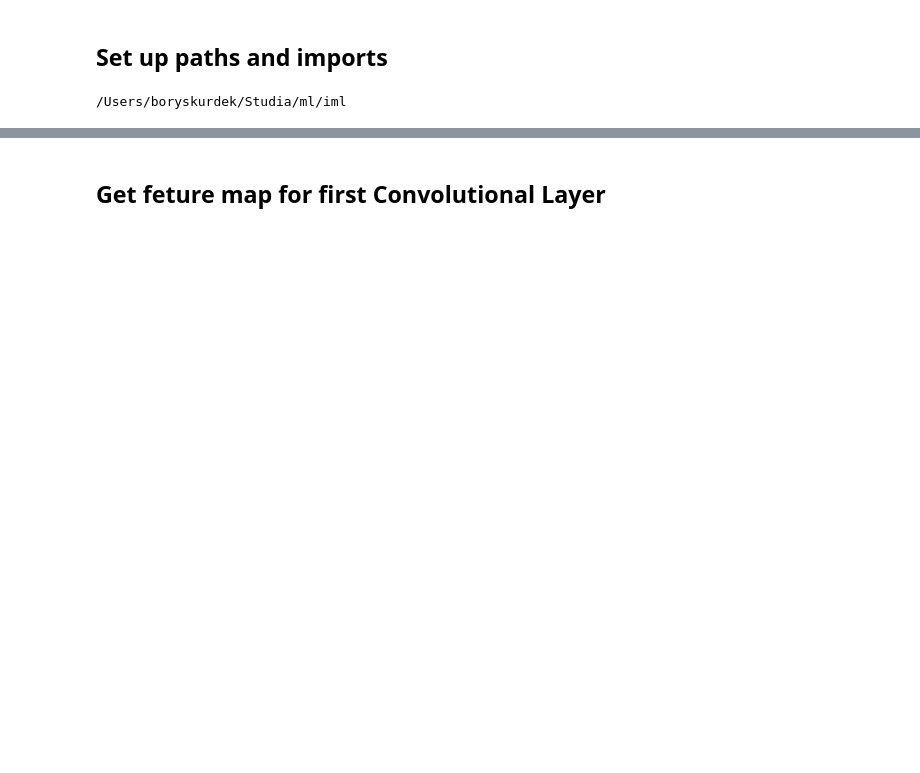
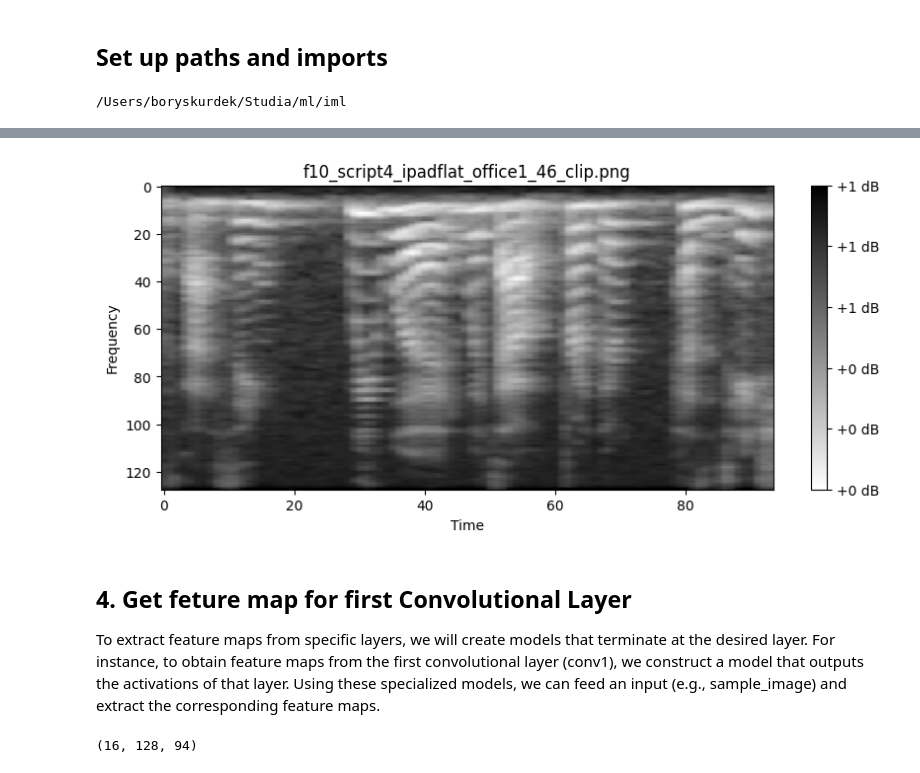
Before and after one commit to Willu12/iml, a Jupyter notebook: notebooks/CNN_visual_interpretation.ipynb, the cells around one changed output, grey strips where cells are left out. Saved outputs shown, nothing was run; the diff lists cells and outputs as text; code cells hidden in the pictures; blank space fills up the shorter version.

```diff
--- a/notebooks/CNN_visual_interpretation.ipynb
+++ b/notebooks/CNN_visual_interpretation.ipynb
@@ -22 +42,20 @@ from src.dataset import prepare_dataset_loaders
+# %%
+def load_images(directory, transform):
+    images = []
+    image_files = sorted(os.listdir(directory))
+    for filename in image_files:
+        filepath = os.path.join(directory, filename)
+        if filename.lower().endswith(('.png', '.jpg', '.jpeg')):
+            image = Image.open(filepath).convert("L")
+            image = transform(image)
+            images.append(image)
+    return images, image_files
+
+mean, std = load_mean_std(f"{DATASET_DIR}/scaling_params.json")
+transform = transforms.Compose([
+    transforms.ToTensor(),
+    transforms.Normalize(mean, std)
+])
+feature_dataset_directory = "feature_datasets/test"
+images, image_files = load_images(feature_dataset_directory, transform)
 # %% [markdown]
@@ -52,7 +77,18 @@ plot_spectrogram(plt.imread(image_path), "sample_image")
+# %%
+imageId = 244
+sample_image = images[imageId]
+plot_spectrogram(plt.imread(f"{feature_dataset_directory}/{image_files[imageId]}"), image_files[imageId])
+# %% [output]
+[figure, added]
 # %% [markdown]
-## Get feture map for first Convolutional Layer
+## 4. Get feture map for first Convolutional Layer
+To extract feature maps from specific layers, we will create models that terminate at the desired layer. For instance, to obtain feature maps from the first convolutional layer (conv1), we construct a model that outputs the activations of that layer. Using these specialized models, we can feed an input (e.g., sample_image) and extract the corresponding feature maps.
 # %%
 c1_layer = src.model.ModelWithLayerOutput(model,"conv1")
 c1_layer.device = device
 c1_feature_map = c1_layer(sample_image).detach().numpy()
+
+c1_feature_map.shape
+# %% [output]
+(16, 128, 94)
 # %% [markdown]
```
Also changed, not shown: parts of 25 cells of this notebook, 4 other files.
